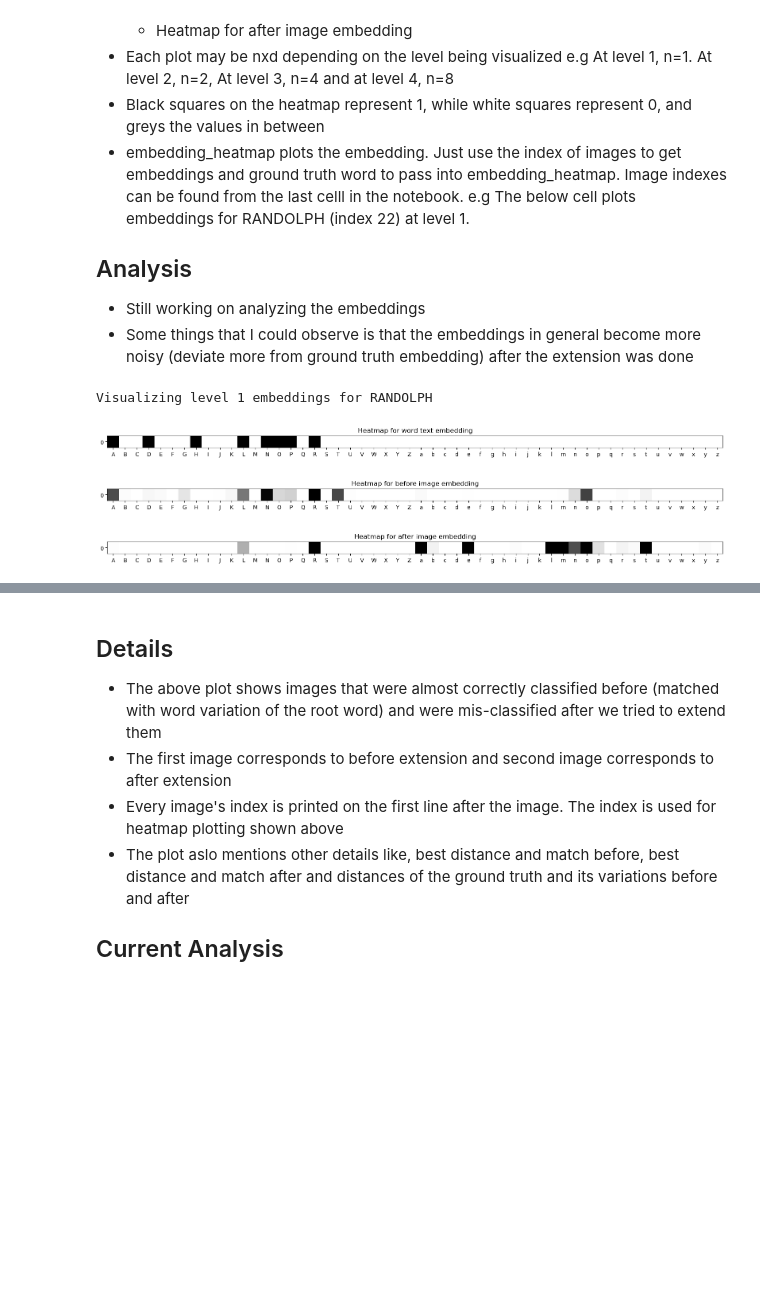
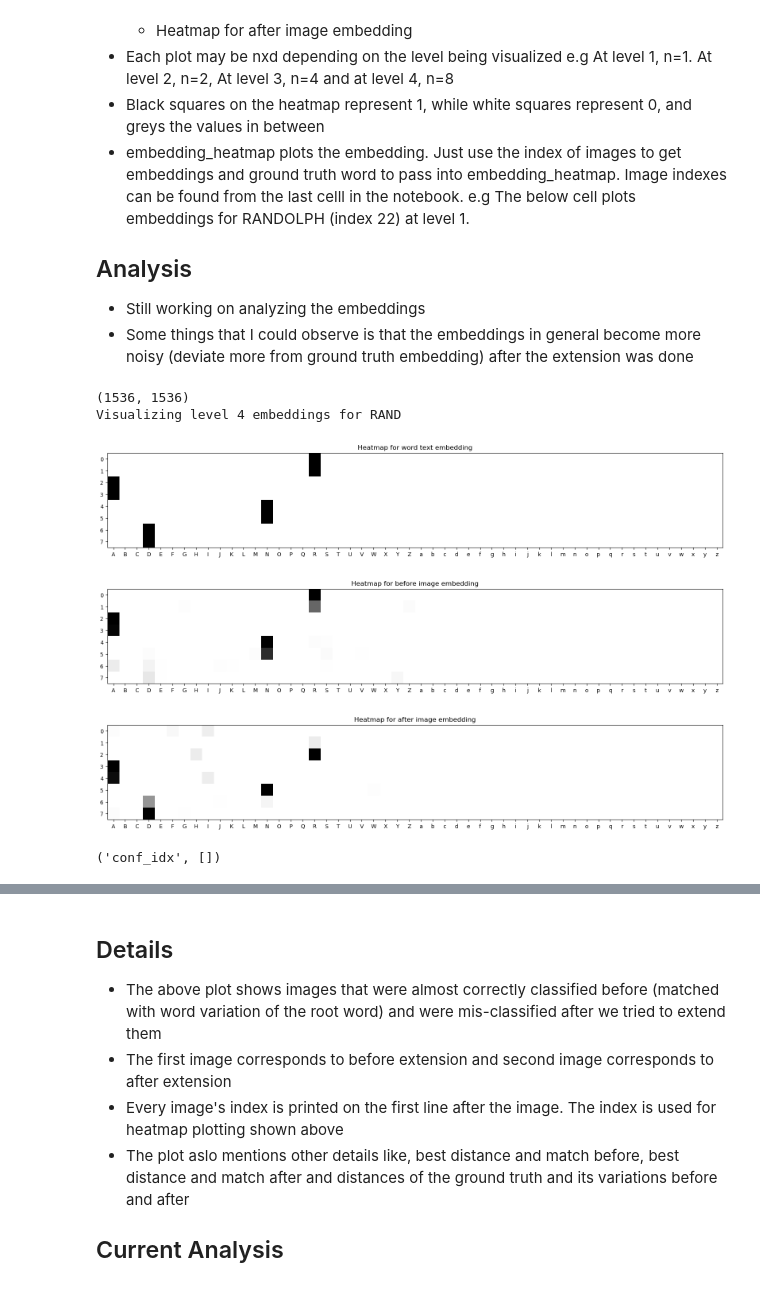
Before and after one commit to mudit1990/torch-phoc, a Jupyter notebook: src/study_embeddings.ipynb, the cells around one changed output, grey strips where cells are left out. Cells and saved outputs as stored; diff of their text form; code cells hidden in the pictures; blank space fills up the shorter version.

```diff
--- a/src/study_embeddings.ipynb
+++ b/src/study_embeddings.ipynb
@@ -110,23 +111,38 @@ outputs_after = get_image_embeddings(images_after)
 # word_var is a dictionary that contains all variations as key and 0,1,-1 as value
 # 0 denotes the root word, -1 denotes var = root_word[:-1], +1 denotes var = root_word[1:]
 # root_word_var is a dict that stores original_word => all_variations
-def create_word_variations(words):
+# enable_conf: boolean flag that controls if the confusion logic should be used.
+# when enabled if a word is a root word as well as a word variation (happens if root words ar rand and grand)
+# it marks it as to be extended and also stores it in the confusion list
+def create_word_variations(words, enable_conf=False):
     word_var = {}
     root_word_var = {}
+    # create the root word variation dict and set word_var as -1 or +1
     for w in words:
-        if len(w) < 2:
+        if len(w) <= 2:
             continue
-        root_var_list = [w.lower(), w.upper(), w.capitalize()]
+        root_var_list = [w, w.lower(), w.upper(), w.capitalize()]
         var_set = set()
         for var in root_var_list:
-            word_var[var] = 0
             word_var[var[1:]] = 1
             word_var[var[:-1]] = -1
             var_set.add(var)
             var_set.add(var[1:])
             var_set.add(var[:-1])
         root_word_var[w] = var_set
-    return word_var, root_word_var
+    # explicitly set all root words to have direction 0
+    # mark the words that already have a direction set
+    conf_words = set()
+    for w in words:
+        if len(w) <= 2:
+            continue
+        root_var_list = [w, w.lower(), w.upper(), w.capitalize()]
+        for var in root_var_list:
+            if var in word_var and word_var[var] != 0 and enable_conf:
+                conf_words.add(var)
+            else:
+                word_var[var] = 0
+    return word_var, root_word_var, conf_words
 # %%
 # compute the PHOC representation of the word itself
 from cnn_ws.string_embeddings.phoc import build_phoc_descriptor
@@ -154,7 +170,7 @@ emb_info = get_word_phoc_representations(words)
 # %%
 # gets the embeddings for images before, images after and the ground truth word embeddings
 def get_emb_images_words(outputs_before, outputs_after, words, emb_info):
-    embedding_var, word_var_strings, word_var_dir, root_word_var = emb_info
+    embedding_var, word_var_strings, word_var_dir, root_word_var, _ = emb_info
     emb_list = []
     for i in range(len(words)):
         for j in range(len(word_var_strings)):
@@ -197,9 +213,10 @@ def embedding_heatmap(all_embs, word, level, only_alphabets):
         r = phoc_len*15
 
     print 'Visualizing level',level,'embeddings for',word
-    emb_word = all_embs[2][l:r].reshape((r-l)/phoc_len,phoc_len)
-    emb_before = all_embs[0][l:r].reshape((r-l)/phoc_len,phoc_len)
-    emb_after = all_embs[1][l:r].reshape((r-l)/phoc_len,phoc_len)
+    rows = (int)((r-l)/phoc_len)
+    emb_word = all_embs[2][l:r].reshape(rows,phoc_len)
+    emb_before = all_embs[0][l:r].reshape(rows,phoc_len)
+    emb_after = all_embs[1][l:r].reshape(rows,phoc_len)
 
     if only_alphabets:
         unigrams = [chr(i) for i in range(ord('A'), ord('Z')+1) + range(ord('a'), ord('z') + 1)]
@@ -227,14 +244,15 @@ def embedding_heatmap(all_embs, word, level, only_alphabets):
 ## Analysis
 * Still working on analyzing the embeddings
 * Some things that I could observe is that the embeddings in general become more noisy (deviate more from ground truth embedding) after the extension was done
-# %%
-
-embedding_heatmap(emb_list[22], words[22], 1, True)
-# %% [output]
-Visualizing level 1 embeddings for RANDOLPH
-[figure, removed]
-[figure, removed]
-[figure, removed]
+# %%
+print(len(emb_list), len(words))
+embedding_heatmap(emb_list[7], words[7], 4, True)
+# %% [output]
+(1536, 1536)
+Visualizing level 4 embeddings for RAND
+[figure, added]
+[figure, added]
+[figure, added]
 # %%
 # gets the actual distances of all the ground truth word variations
 def get_all_dist_gt(dist_mat, emb_info, words):
@@ -304 +325,15 @@ match_report_after = report_matches_with_variations(outputs_after,'cosine',words
+# %%
+# get the distance between images and words
+dist_matrix_before = cdist(XA=outputs_before, XB=emb_info[0], metric='cosine')
+dist_matrix_after = cdist(XA=outputs_after, XB=emb_info[0], metric='cosine')
+# get the matches report
+match_report_before = report_matches_with_variations(dist_matrix_before,words,emb_info,1)
+# get index of low confidence images
+conf_idx = [i for i in range(len(match_report_before[1])) if match_report_before[1][i][0] in emb_info[4]]
+# update the dist_after matrix based for low confidence images
+update_dist_matrix(dist_matrix_before, dist_matrix_after, conf_idx)
+# build the report after extension
+match_report_after = report_matches_with_variations(dist_matrix_after,words,emb_info,1)
+# %% [output]
+('conf_idx', [])
 # %%
```
Also changed, not shown: parts of 9 cells of this notebook, 2 other files.
